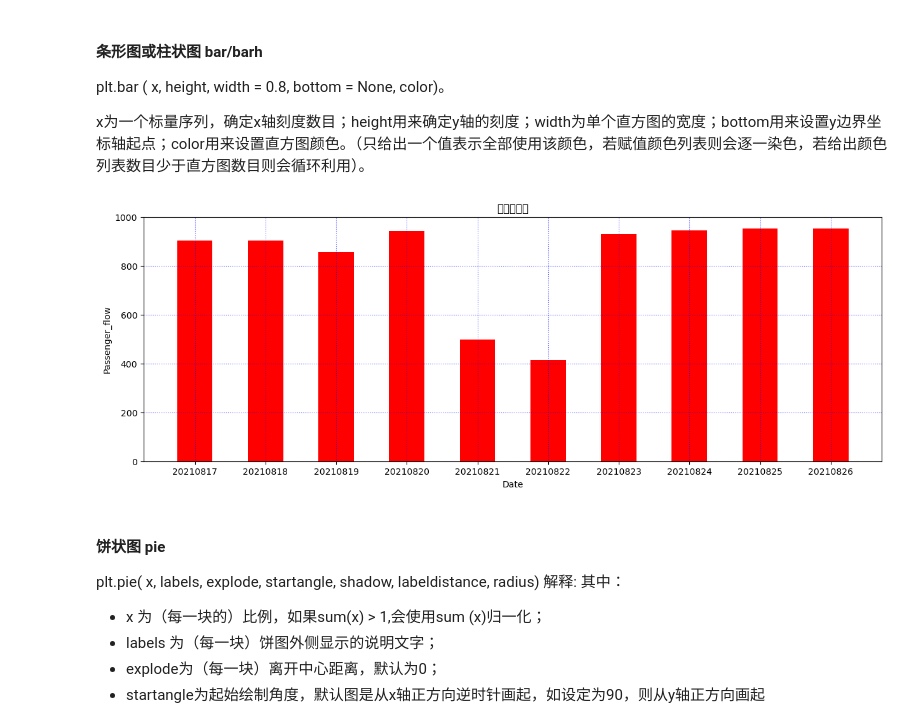
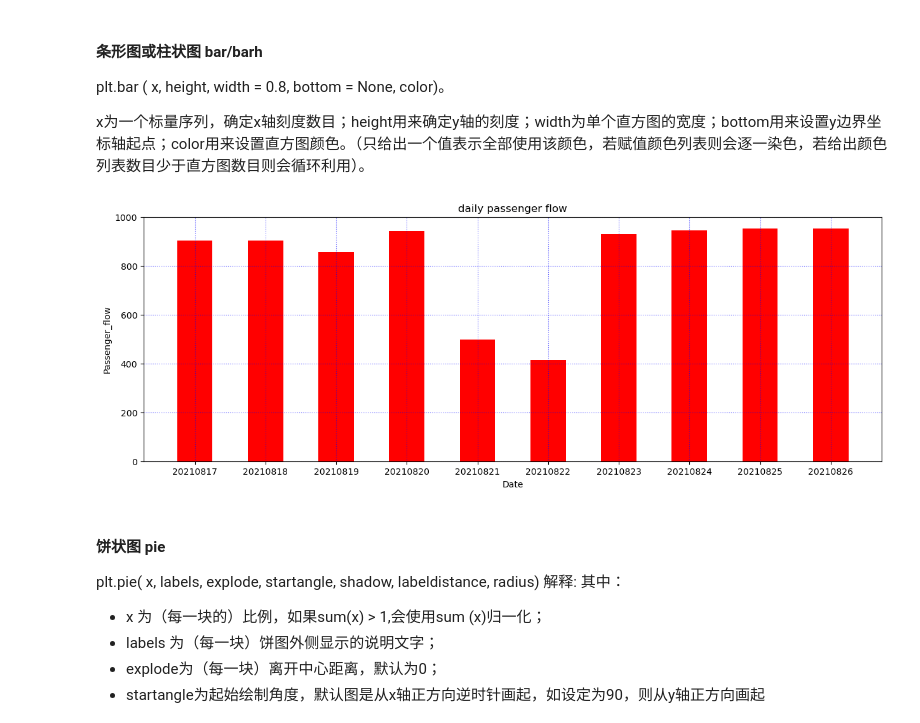
Before and after one commit to aisuandebowen/pyReview, a Jupyter notebook: pyStu.ipynb, the cells around one changed output. Saved outputs shown, nothing was run; the diff lists cells and outputs as text; code cells hidden in the pictures.

```diff
--- a/pyStu.ipynb
+++ b/pyStu.ipynb
@@ -1420,26 +1405,26 @@ x为一个标量序列，确定x轴刻度数目；height用来确定y轴的刻
 # %%
 import matplotlib.pyplot as plt
 import matplotlib
 
 matplotlib.rcParams['axes.unicode_minus'] = False
 # 柱状图数量
 # x = range(1,11)
 x = [1, 2, 3, 4, 5, 6, 7, 8, 9, 10]
 y = [904.8, 903.9, 857.13, 944.49, 498.72, 416.39, 930.74, 946.14, 953.54, 953.55]
 x_label = ['20210817', '20210818', '20210819', '20210820', '20210821', '20210822', '20210823', '20210824',  '20210825', '20210826']
 plt.figure(figsize=(15, 5))
 plt.bar(x, y, width=0.5, color='r')
 plt.grid(True, linestyle=':', color='b', alpha=0.6)
 # 开启网格线
 plt.xticks(x, x_label)
 
 plt.xlabel('Date')
 plt.ylabel('Passenger_flow')
 
-plt.title('日常乘客流')
+plt.title('daily passenger flow')
 plt.show()
 # %% [output]
-[figure, old version]
+[figure, new version]
 # %% [markdown]
 #### 饼状图 pie
 
```
Also changed, not shown: parts of 23 cells of this notebook.
